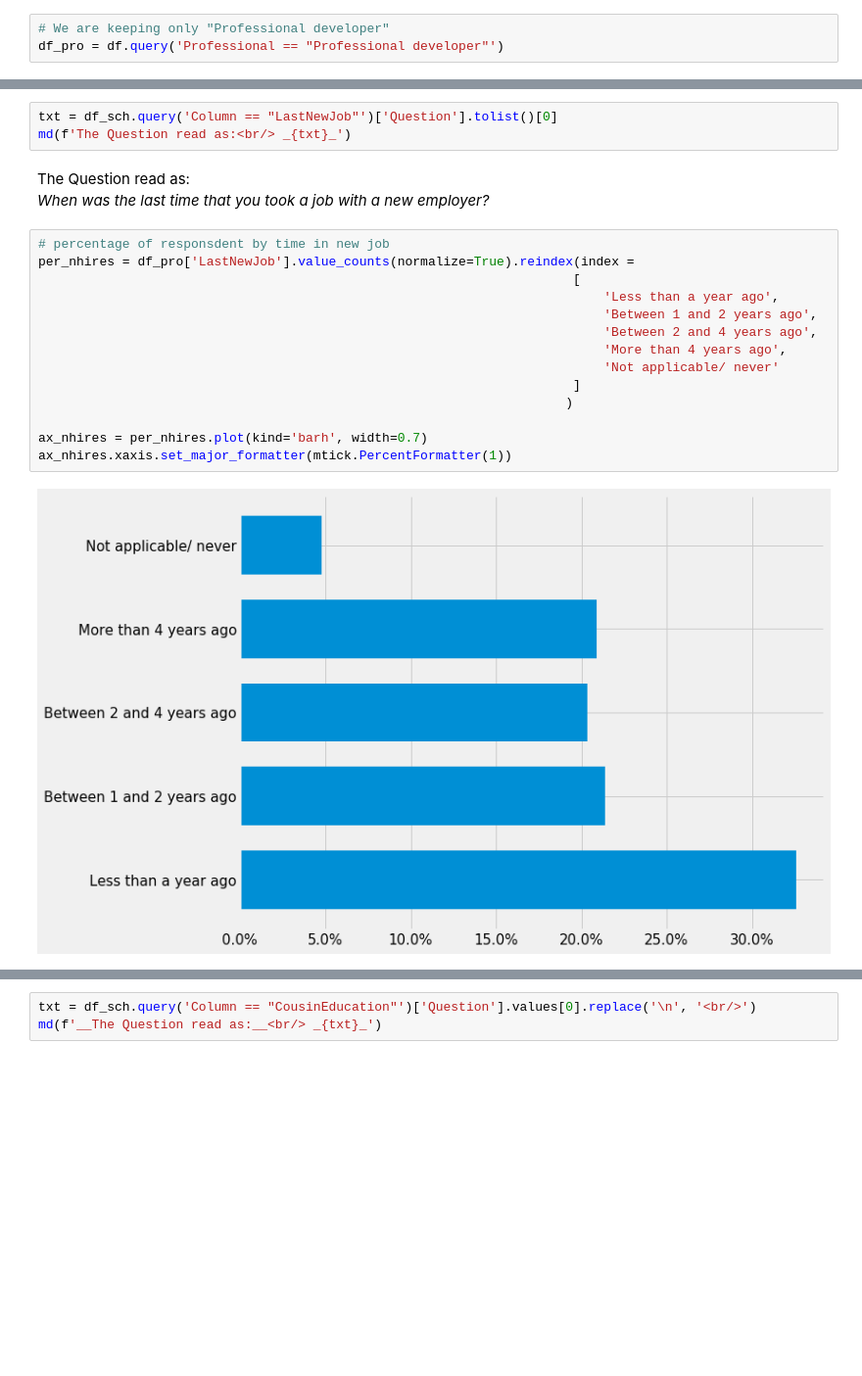
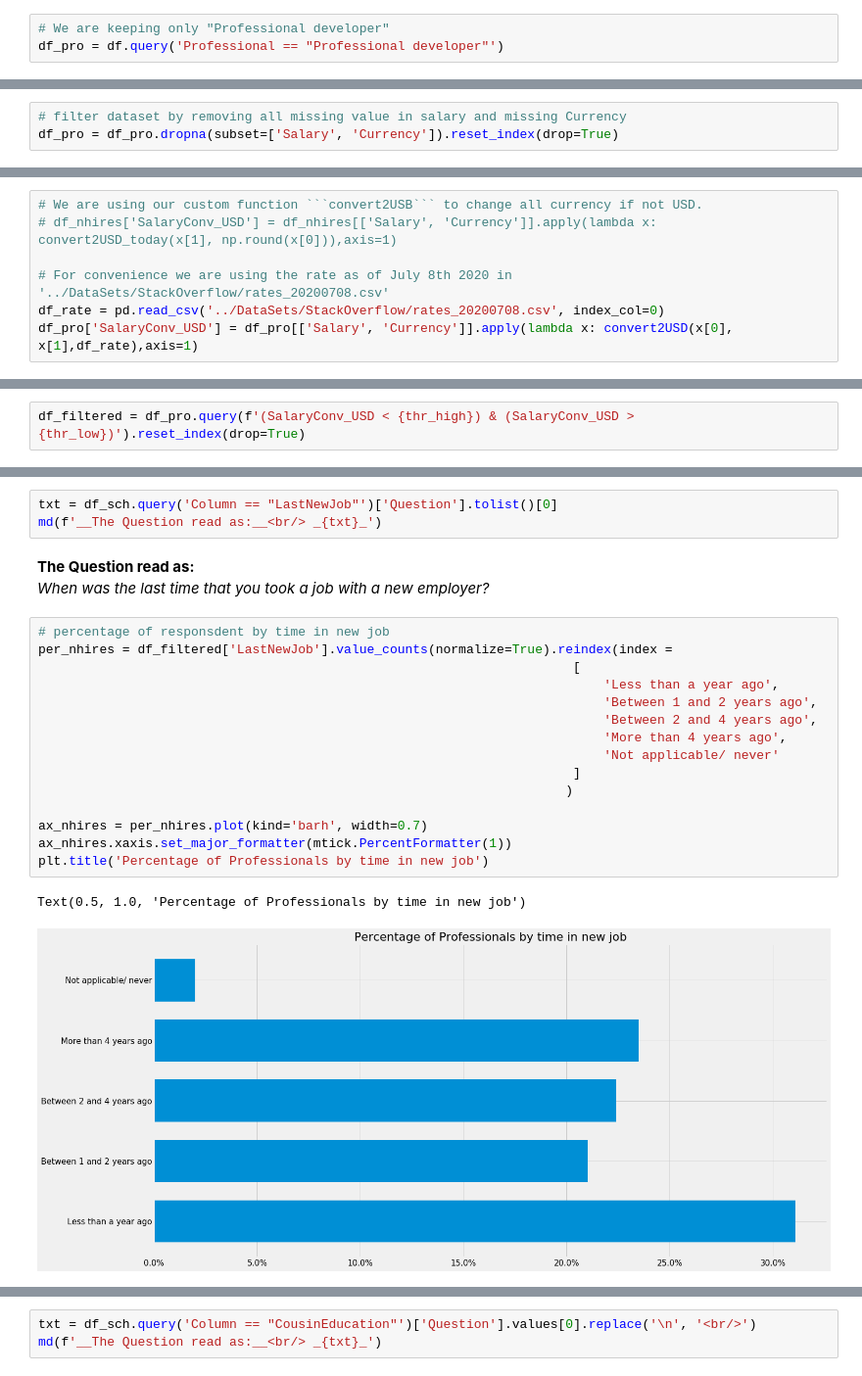
Before and after one commit to 6one2/Stack_PublicSurvey, a Jupyter notebook: code/StackPublicSurvey.ipynb, the cells around one changed output, grey strips where cells are left out. Shown at 98% size. Drawn from its saved outputs; the diff is of its cells as text; blank space fills up the shorter version.

Commit message:
Reorganize notebook with Data Preparation aside

````diff
--- a/code/StackPublicSurvey.ipynb
+++ b/code/StackPublicSurvey.ipynb
@@ -66,0 +94,3 @@ df_pro = df.query('Professional == "Professional developer"')
+# %%
+# filter dataset by removing all missing value in salary and missing Currency
+df_pro = df_pro.dropna(subset=['Salary', 'Currency']).reset_index(drop=True)
@@ -66,0 +124,7 @@ df_pro = df.query('Professional == "Professional developer"')
+# %%
+# We are using our custom function ```convert2USB``` to change all currency if not USD.
+# df_nhires['SalaryConv_USD'] = df_nhires[['Salary', 'Currency']].apply(lambda x: convert2USD_today(x[1], np.round(x[0])),axis=1)
+
+# For convenience we are using the rate as of July 8th 2020 in '../DataSets/StackOverflow/rates_20200708.csv'
+df_rate = pd.read_csv('../DataSets/StackOverflow/rates_20200708.csv', index_col=0)
+df_pro['SalaryConv_USD'] = df_pro[['Salary', 'Currency']].apply(lambda x: convert2USD(x[0], x[1],df_rate),axis=1)
@@ -66,0 +161,2 @@ df_pro = df.query('Professional == "Professional developer"')
+# %%
+df_filtered = df_pro.query(f'(SalaryConv_USD < {thr_high}) & (SalaryConv_USD > {thr_low})').reset_index(drop=True)
@@ -70,21 +184,23 @@ We will restrict our analysis to new hires to have a better image of good advice
 # %%
 txt = df_sch.query('Column == "LastNewJob"')['Question'].tolist()[0]
-md(f'The Question read as:<br/> _{txt}_')
+md(f'__The Question read as:__<br/> _{txt}_')
 # %% [output]
-The Question read as:<br/> _When was the last time that you took a job with a new employer?_
+__The Question read as:__<br/> _When was the last time that you took a job with a new employer?_
 # %%
 # percentage of responsdent by time in new job
-per_nhires = df_pro['LastNewJob'].value_counts(normalize=True).reindex(index =
+per_nhires = df_filtered['LastNewJob'].value_counts(normalize=True).reindex(index =
                                                                       [
                                                                           'Less than a year ago',
                                                                           'Between 1 and 2 years ago',
                                                                           'Between 2 and 4 years ago',
                                                                           'More than 4 years ago',
                                                                           'Not applicable/ never'
                                                                       ]
                                                                      )
 
 ax_nhires = per_nhires.plot(kind='barh', width=0.7)
 ax_nhires.xaxis.set_major_formatter(mtick.PercentFormatter(1))
+plt.title('Percentage of Professionals by time in new job')
 # %% [output]
+Text(0.5, 1.0, 'Percentage of Professionals by time in new job')
-[figure, old version]
+[figure, new version]
````
Also changed, not shown: parts of 100 cells of this notebook.
